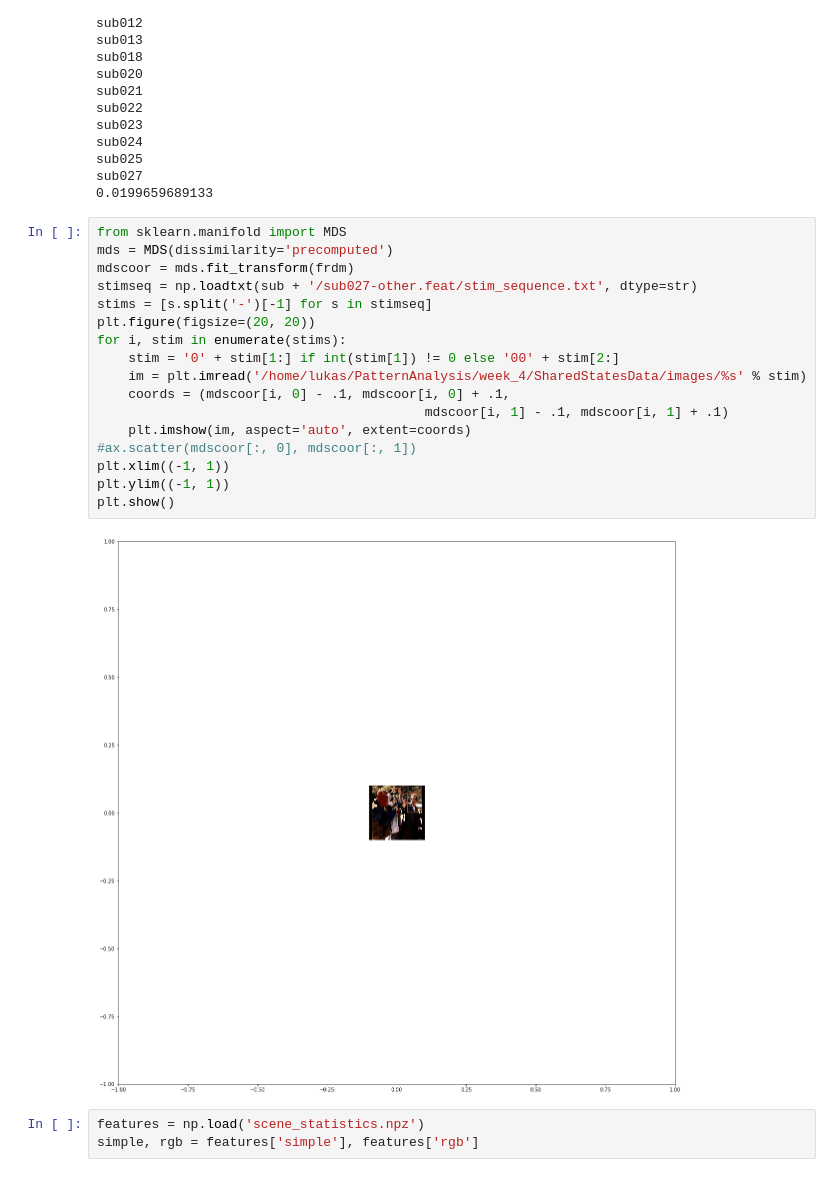
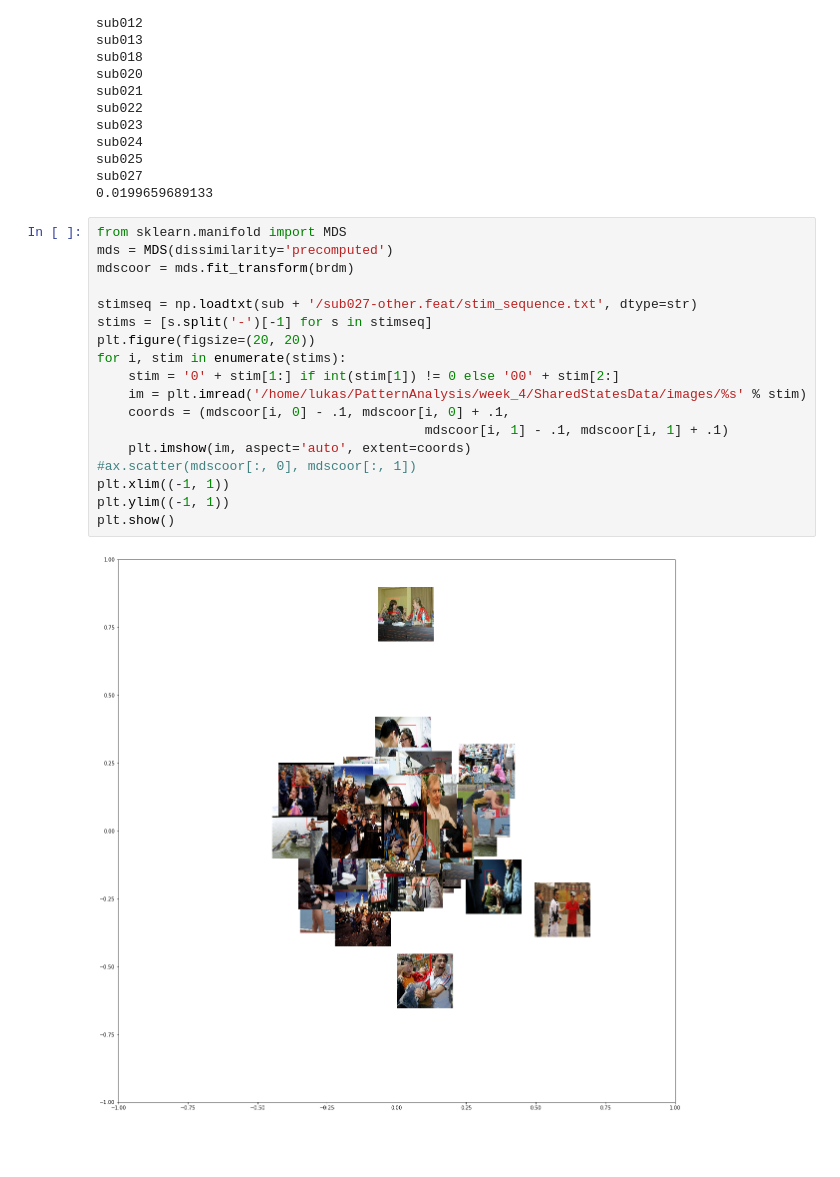
Before and after one commit to nagyistge/NeuroImg.PatternAnalysis, a Jupyter notebook: week_3/Week_3_notebook.ipynb, the cells around one changed output. Cells and saved outputs as stored; diff of their text form; blank space fills up the shorter version.

```diff
--- a/week_3/Week_3_notebook.ipynb
+++ b/week_3/Week_3_notebook.ipynb
@@ -436,22 +421,20 @@ sub027
 # %%
 from sklearn.manifold import MDS
 mds = MDS(dissimilarity='precomputed')
-mdscoor = mds.fit_transform(frdm)
+mdscoor = mds.fit_transform(brdm)
+
 stimseq = np.loadtxt(sub + '/sub027-other.feat/stim_sequence.txt', dtype=str)
 stims = [s.split('-')[-1] for s in stimseq]
 plt.figure(figsize=(20, 20))
 for i, stim in enumerate(stims):
     stim = '0' + stim[1:] if int(stim[1]) != 0 else '00' + stim[2:]
     im = plt.imread('/home/lukas/PatternAnalysis/week_4/SharedStatesData/images/%s' % stim)
     coords = (mdscoor[i, 0] - .1, mdscoor[i, 0] + .1,
                                           mdscoor[i, 1] - .1, mdscoor[i, 1] + .1)
     plt.imshow(im, aspect='auto', extent=coords)
 #ax.scatter(mdscoor[:, 0], mdscoor[:, 1])
 plt.xlim((-1, 1))
 plt.ylim((-1, 1))
 plt.show()
 # %% [output]
-[figure, old version]
+[figure, new version]
-# %%
-features = np.load('scene_statistics.npz')
-simple, rgb = features['simple'], features['rgb']
```
Also changed, not shown: parts of 18 cells of this notebook, 1 other file.
